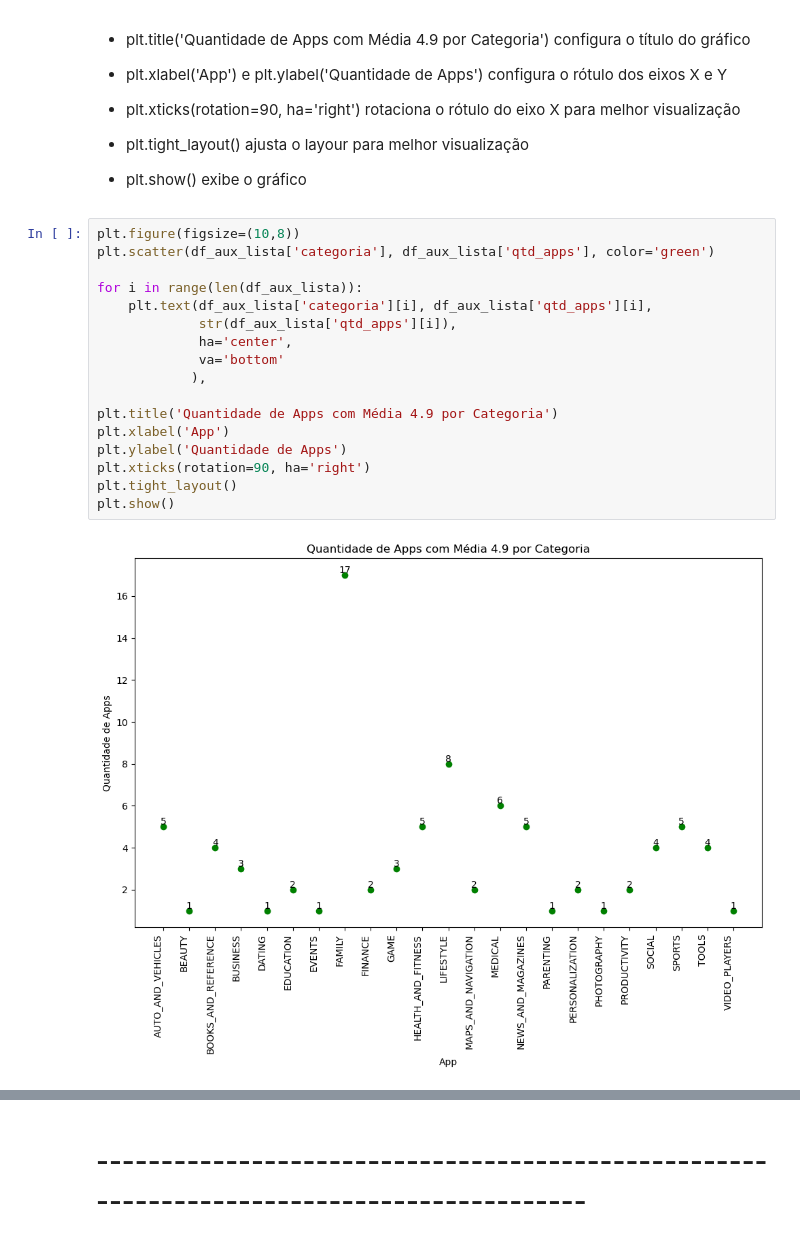
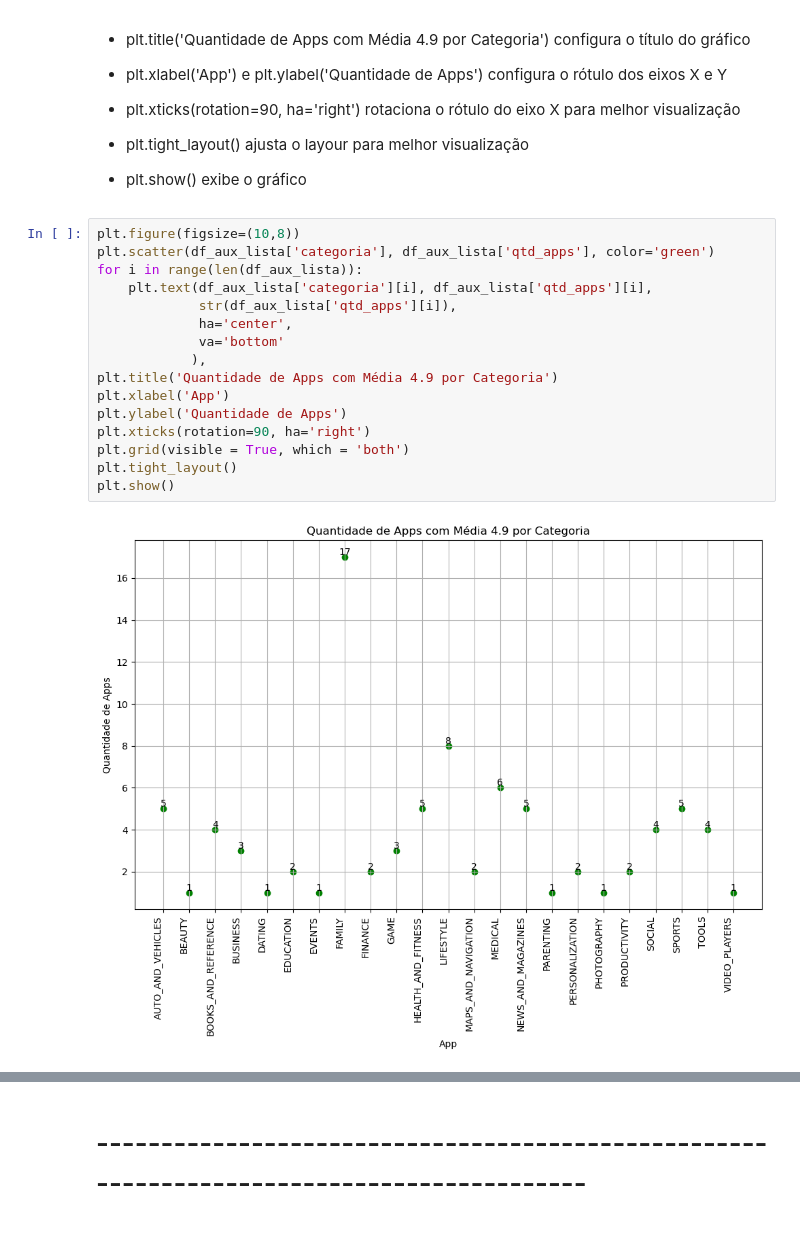
Before and after one commit to wldgrd/Compass, a Jupyter notebook: Sprint3/Desafio/etapa-2/desafio_final.ipynb, the cells around one changed output, grey strips where cells are left out. Cells and saved outputs as stored; diff of their text form.

```diff
--- a/Sprint3/Desafio/etapa-2/desafio_final.ipynb
+++ b/Sprint3/Desafio/etapa-2/desafio_final.ipynb
@@ -466,21 +484,20 @@ O app com o maior número de avaliações é o Facebook com 78158306 avaliaçõe
 # %%
 plt.figure(figsize=(10,8))
 plt.scatter(df_aux_lista['categoria'], df_aux_lista['qtd_apps'], color='green')
-
 for i in range(len(df_aux_lista)):
     plt.text(df_aux_lista['categoria'][i], df_aux_lista['qtd_apps'][i],
              str(df_aux_lista['qtd_apps'][i]),
              ha='center',
              va='bottom'
             ),
-
 plt.title('Quantidade de Apps com Média 4.9 por Categoria')
 plt.xlabel('App')
 plt.ylabel('Quantidade de Apps')
 plt.xticks(rotation=90, ha='right')
+plt.grid(visible = True, which = 'both')
 plt.tight_layout()
 plt.show()
 # %% [output]
-[figure, old version]
+[figure, new version]
 # %% [markdown]
 **Explicação do Código:**
```
Also changed, not shown: parts of 7 cells of this notebook.
